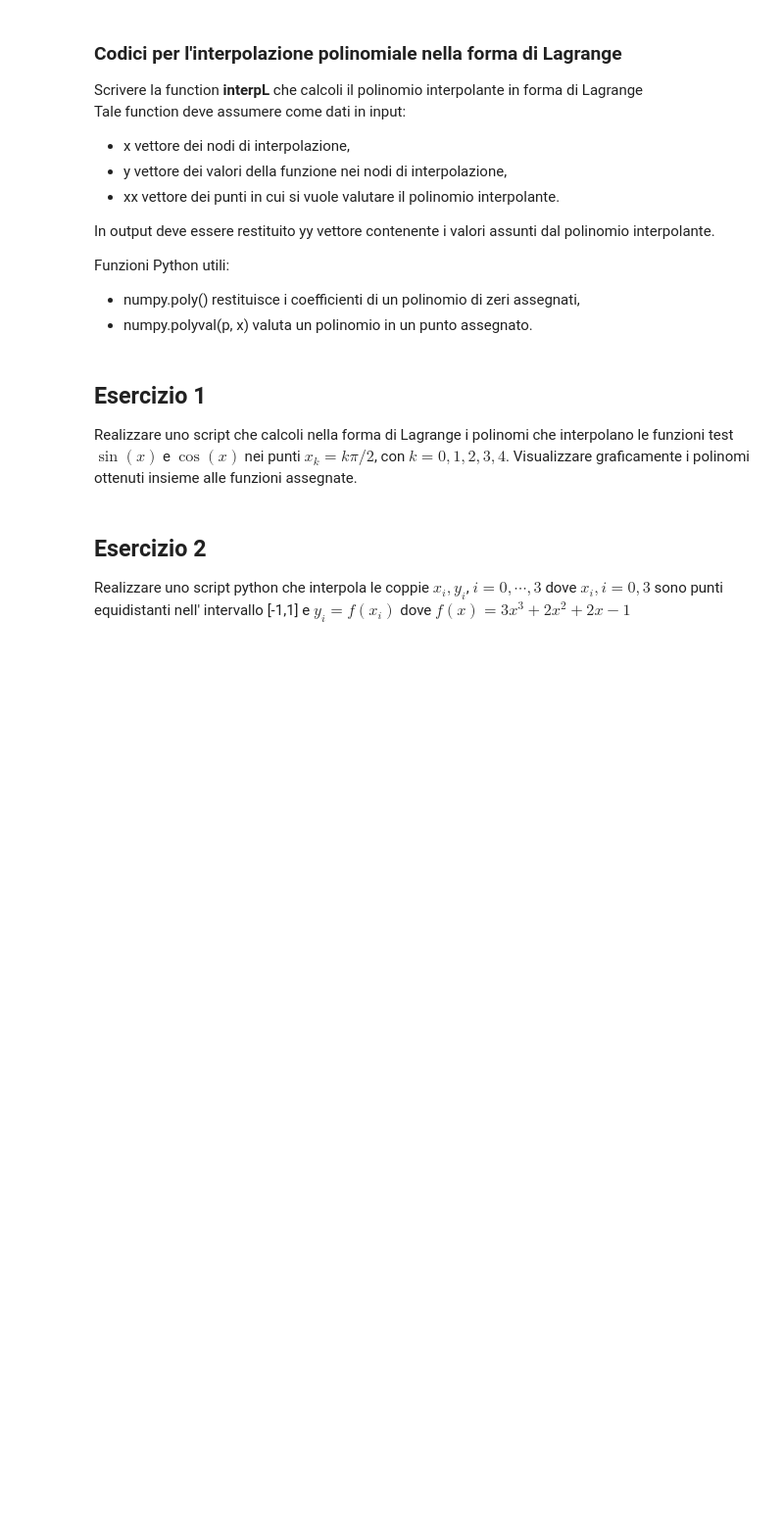
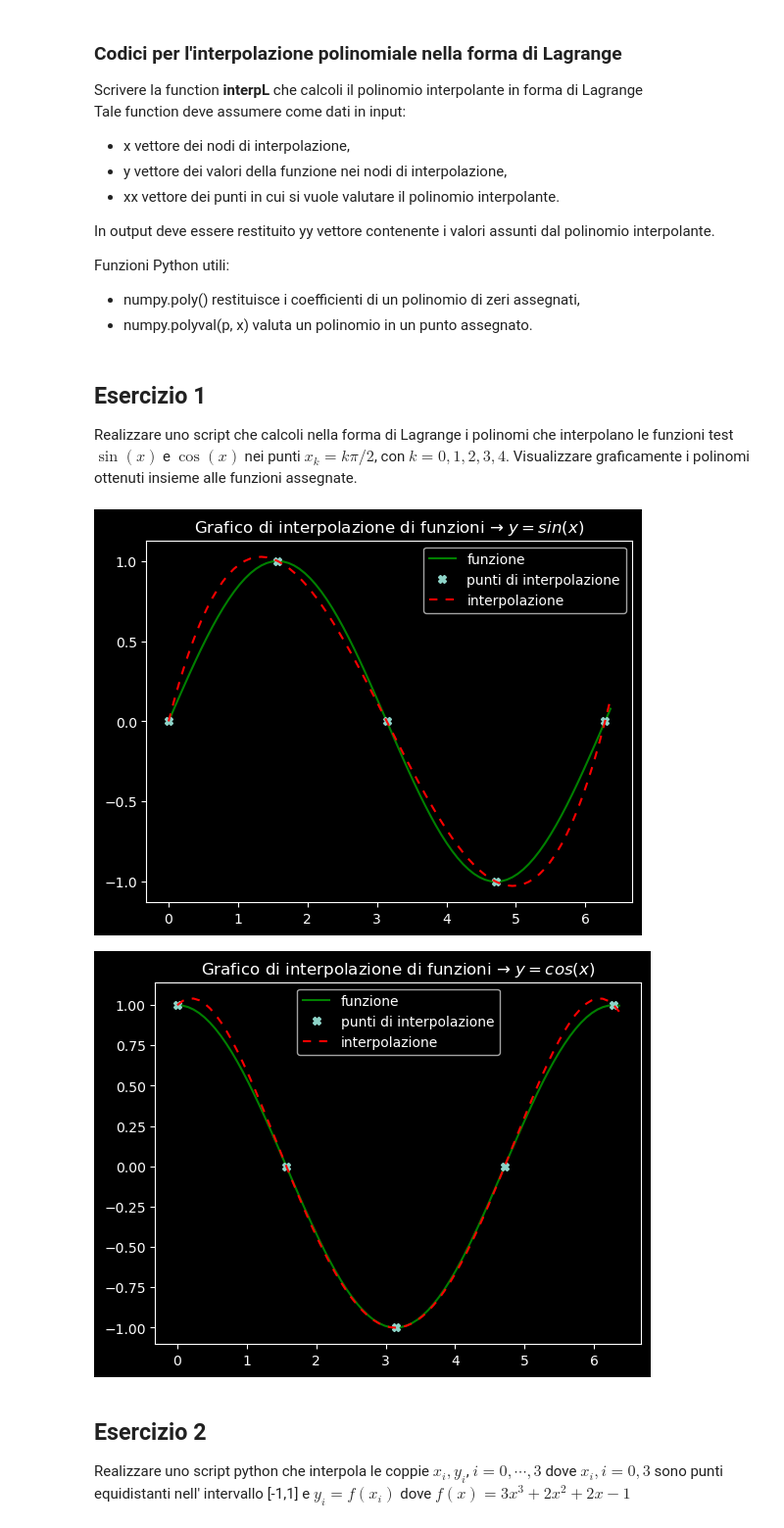
Before and after one commit to KeegTheBoi/metodi_numerici_es, a Jupyter notebook: Lecture 10/ESercitazione_10.ipynb, the cells around one changed output. Shown: that part at 98% size. Cells and saved outputs as stored; diff of their text form; code cells hidden in the pictures; blank space fills up the shorter version.

```diff
--- a/Lecture 10/ESercitazione_10.ipynb
+++ b/Lecture 10/ESercitazione_10.ipynb
@@ -336,3 +349,20 @@ alle funzioni assegnate.
+# %%
+k = np.arange(0, 5)
+xk= lambda k: np.pi * k / 2
+y1 = lambda x: np.sin(x)
+y2 = lambda x: np.cos(x)
+
+x = xk(k)
+xv = np.arange(0, 2*np.pi + 0.1, np.pi/40)
+plt.title(r'Grafico di interpolazione di funzioni → $y=sin(x)$')
+plot_interp_func(x, y1, xv)
+plt.show()
+plt.title(r'Grafico di interpolazione di funzioni → $y=cos(x)$')
+plot_interp_func(x, y2, xv)
+plt.show()
+# %% [output]
+[figure, added]
+[figure, added]
 # %% [markdown]
 ## Esercizio 2
 Realizzare uno script python che interpola le coppie $x_i,y_i$, $i=0,\cdots,3$
```
Also changed, not shown: parts of 12 cells of this notebook, 4 other files.
